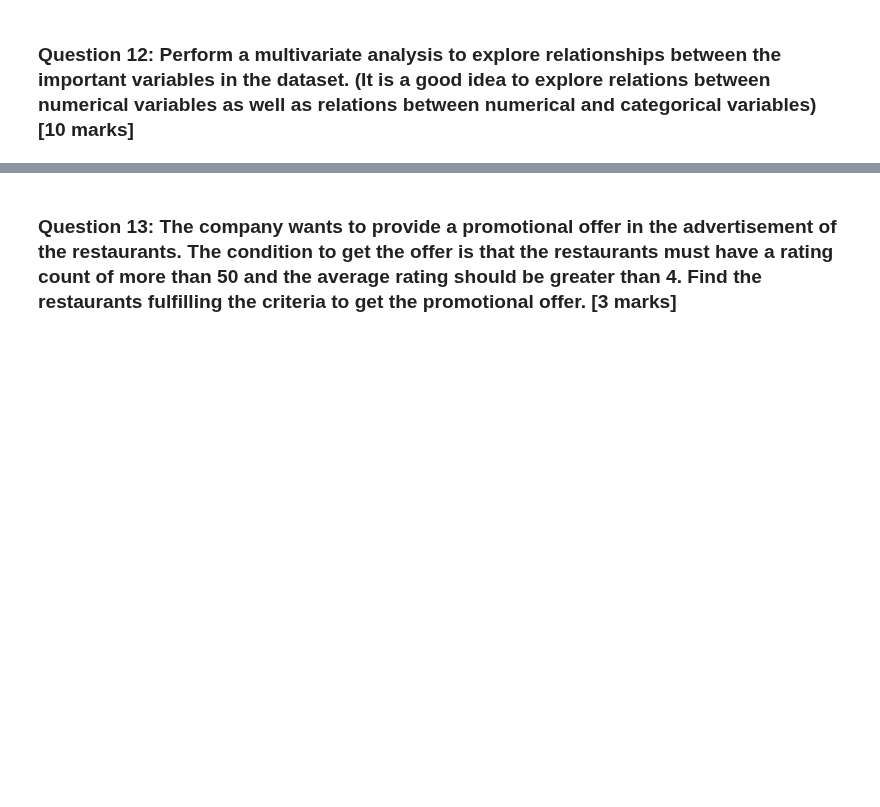
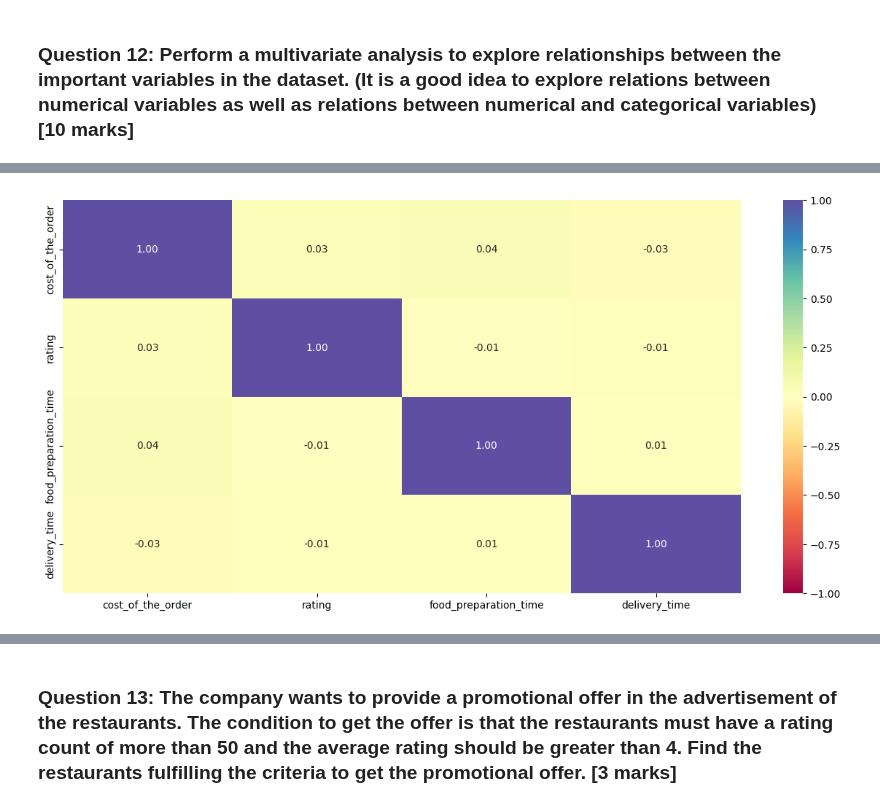
Before and after one commit to Suhaskarthik/python-foodhub-project, a Jupyter notebook: foodhub_project.ipynb, the cells around one changed output, grey strips where cells are left out. Saved outputs shown, nothing was run; the diff lists cells and outputs as text; code cells hidden in the pictures; blank space fills up the shorter version.

```diff
--- a/foodhub_project.ipynb
+++ b/foodhub_project.ipynb
@@ -304,0 +303,8 @@ top_df
+# %%
+# Clean Ratings and Replace Non-Numeric Rating to NaN
+new_df = pd.DataFrame(df)
+
+# Replace value 'Not given' with NaN and Create new dataframe
+new_df = new_df.replace('Not given', np.nan)
+
+new_df
@@ -304,0 +325,12 @@ top_df
+# %%
+# Check for correlation among numerical variables
+num_var = ['cost_of_the_order','rating','food_preparation_time','delivery_time']
+
+corr = new_df[num_var].corr()
+
+# plot the heatmap
+plt.figure(figsize=(15, 7))
+sns.heatmap(corr, annot=True, vmin=-1, vmax=1, fmt=".2f", cmap="Spectral")
+plt.show()
+# %% [output]
+[figure, added]
```
Also changed, not shown: parts of 4 cells of this notebook.
